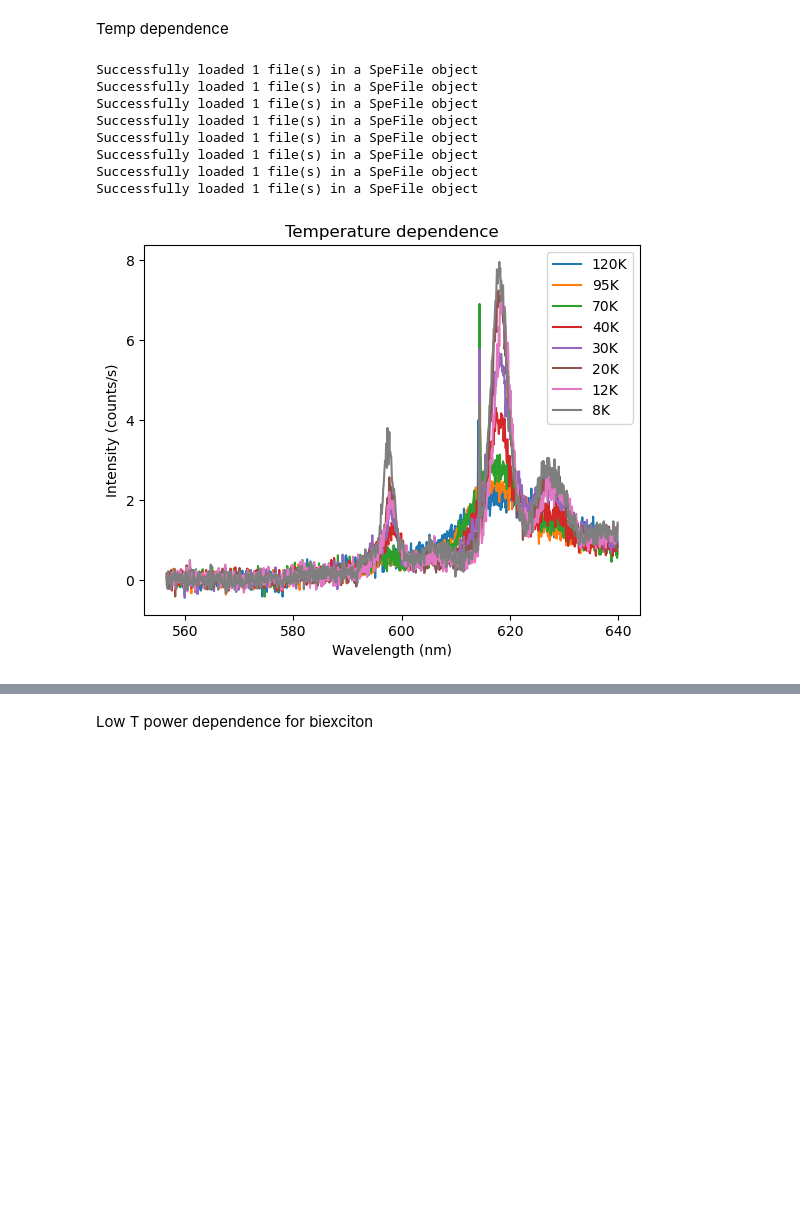
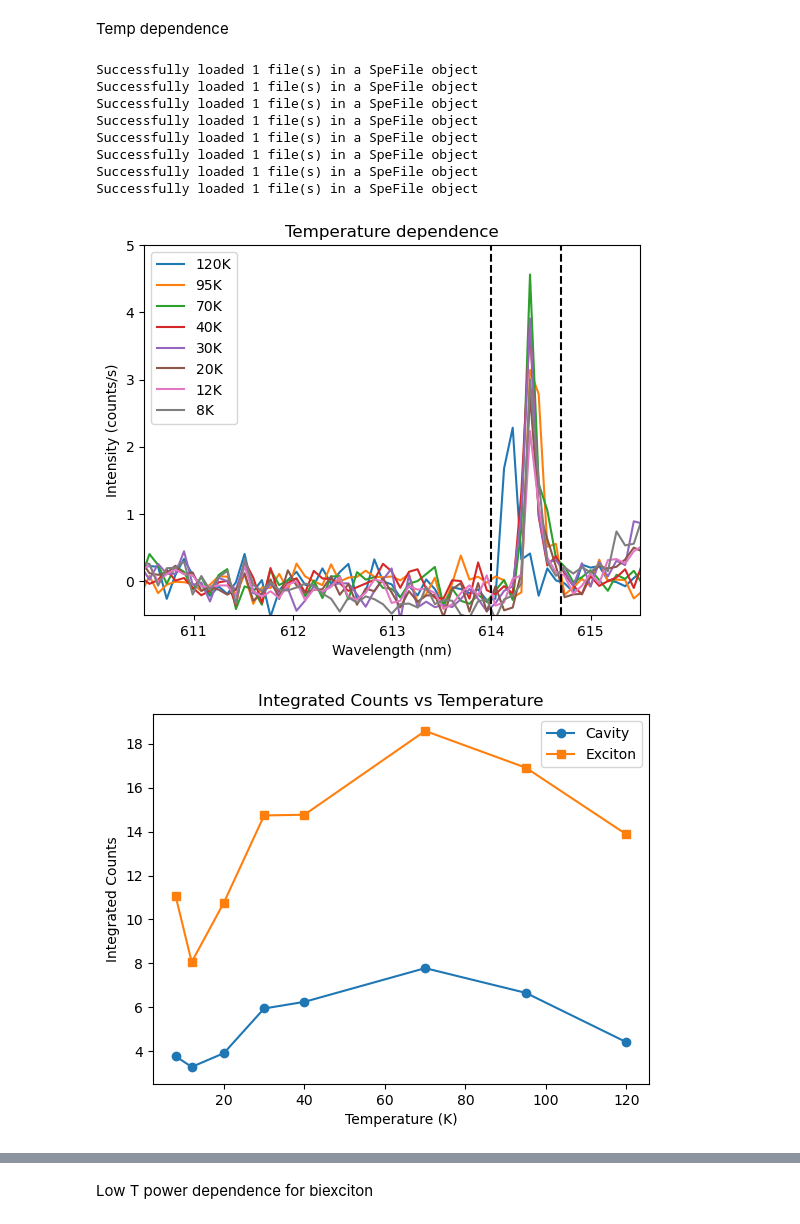
Before and after one commit to UW-Quantum-Defect-Lab/qdmodel, a Jupyter notebook: qdanalysis/date_analysis/2024_12_09_printing.ipynb, the cells around one changed output, grey strips where cells are left out. Saved outputs shown, nothing was run; the diff lists cells and outputs as text; code cells hidden in the pictures; blank space fills up the shorter version.

```diff
--- a/qdanalysis/date_analysis/2024_12_09_printing.ipynb
+++ b/qdanalysis/date_analysis/2024_12_09_printing.ipynb
@@ -25,33 +82,65 @@ filenames = ["/Users/tommtommbom/Desktop/qdrepos/CdSeSpecData/2024/2024_12_05/co
              "/Users/tommtommbom/Desktop/qdrepos/CdSeSpecData/2024/2024_12_05/cold482/power/482_10uW_60sec_615center_300groove 2024 December 05 15_42_34.spe"]
 frameNum = 0
 bkgfile = "/Users/tommtommbom/Desktop/qdrepos/CdSeSpecData/2024/2024_12_05/cold482/bkg_60sec_615center_300groove 2024 December 05 12_36_59.spe"
 temps = [120, 95, 70, 40, 30, 20, 12, 8]
-
+# Integrate the counts for each temperature from 614 to 614.6 nm (cavity mode)
+cavity_mode_counts = []
+exciton_mode_counts = []
 for i in range(len(filenames)):
     # if i == 0:
     #     s = speFile3(filenames[i])
     #     b = speFile3(bkgfile)
     #     s.data = np.array(s.data) - np.array(b.data)
     #     s.data = s.data - np.mean(s.data[0:100])
     # else:
     s = speFile3(filenames[i])
     s.data = np.array(s.data)/s.exposure
     #Select data within the range from the beginning to 640 nm
     mask = (s.wavelengths <= 640)
     x_data = s.wavelengths[mask]
     y_data = s.data[frameNum][0][0][mask]
-    plt.plot(x_data, y_data, label = str(temps[i]) + 'K')
+    mask_linear = ((x_data >= 610) & (x_data <= 613.5)) | ((x_data >= 615) & (x_data <= 615.5))
+    x_data_linear = x_data[mask_linear]
+    y_data_linear = y_data[mask_linear]
+    # Fit the data to a linear function
+    def linear(x, m, c):
+        return m * x + c
+
+    popt_linear, _ = curve_fit(linear, x_data_linear, y_data_linear)
+
+    # Subtract the linear fit from the data
+    y_data_bkg_subtracted = y_data - linear(x_data, *popt_linear)
+    plt.plot(x_data, y_data_bkg_subtracted, label = str(temps[i]) + 'K')
     plt.legend()
+    plt.xlim([610.5,615.5])
+    plt.ylim([-0.5,5])
     plt.ylabel('Intensity (counts/s)')
     plt.title('Temperature dependence')
     plt.xlabel('Wavelength (nm)')
+
+    mask_cavity = (x_data >= 614) & (x_data <= 614.7)
+    cavity_mode_counts.append(np.sum(y_data_bkg_subtracted[mask_cavity]))
+    exciton_mode_counts.append(np.sum(linear(x_data, *popt_linear)[mask_cavity]))
+plt.axvline(x=614.7, color = 'black', linestyle = '--')
+plt.axvline(x=614, color = 'black', linestyle = '--')
+
+# Plot the integrated counts as a function of temperature
+plt.figure()
+plt.plot(temps, cavity_mode_counts, 'o-', label='Cavity')
+plt.plot(temps, exciton_mode_counts, 's-', label='Exciton')
+plt.xlabel('Temperature (K)')
+plt.ylabel('Integrated Counts')
+plt.title('Integrated Counts vs Temperature')
+plt.legend()
+plt.show()
 # %% [output]
 Successfully loaded 1 file(s) in a SpeFile object
 Successfully loaded 1 file(s) in a SpeFile object
 Successfully loaded 1 file(s) in a SpeFile object
 Successfully loaded 1 file(s) in a SpeFile object
 Successfully loaded 1 file(s) in a SpeFile object
 Successfully loaded 1 file(s) in a SpeFile object
 Successfully loaded 1 file(s) in a SpeFile object
 Successfully loaded 1 file(s) in a SpeFile object
-[figure, old version]
+[figure, new version]
+[figure, added]
```
Also changed, not shown: parts of 19 cells of this notebook, 2 other files.
